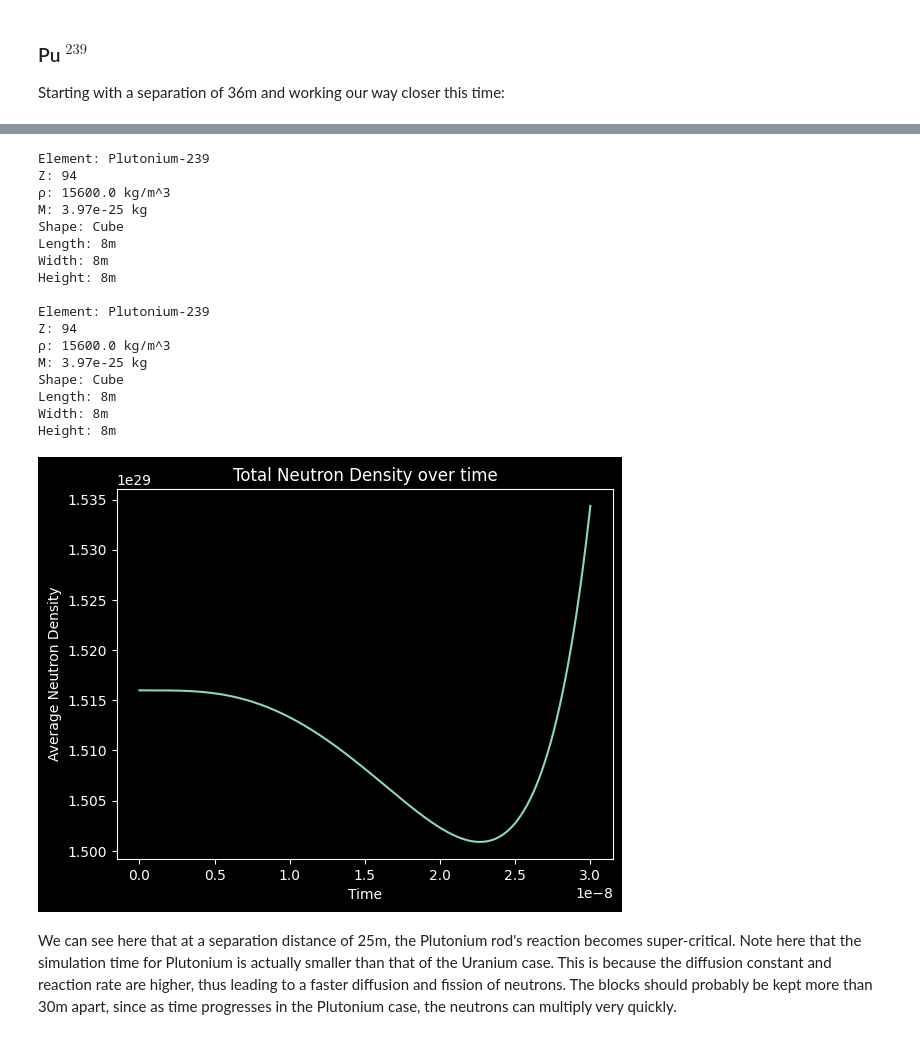
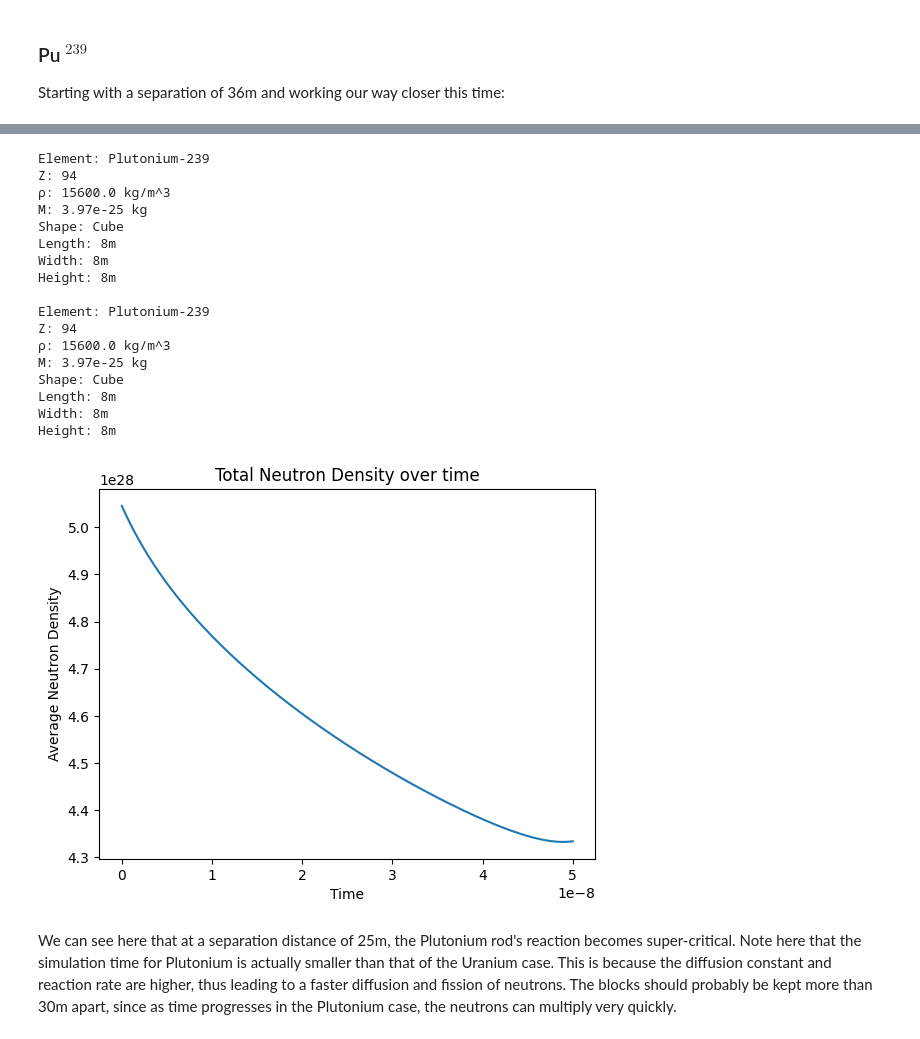
Before and after one commit to epetrimoulx/Neutron-Diffusion, a Jupyter notebook: Stationary/Neutron_Diffusion_Stationary.ipynb, the cells around one changed output, grey strips where cells are left out. Drawn from its saved outputs; the diff is of its cells as text; code cells hidden in the pictures.

```diff
--- a/Stationary/Neutron_Diffusion_Stationary.ipynb
+++ b/Stationary/Neutron_Diffusion_Stationary.ipynb
@@ -55,7 +55,7 @@ The general solution process will be to create an object of type "Material", and
 # %% [markdown]
 We can start by defining constants for the grid size and diffusion. The grid size is limited by RAM, since the simulation area will be a 3D array evolving in time. Right now DIFFUSION_CONST is the value corresponding to U$^{235}$ and is in units of $m^2/s$. The box length is in terms of meters, and the densities along with Avogadro's Number are used to calculate the density of neutrons in 1 cubic meter of fissile material. Additionally, the neutron energy is included so that we can analyze the energy output of the system.
 # %%
-BOX_LENGTH: int = 40 # [m]
+BOX_LENGTH: int = 42 # [m]
 DIFFUSION_CONST: float = 2.34e5 # [1/s]
 NEUTRON_ENERGY: float = 2 # [MeV]
 MeV_to_J: float = 1.6022e-13 # [MeV/J]
@@ -1652,7 +1652,7 @@ time: np.ndarray          = np.linspace(0, t_final, num_timesteps)
 
 # Create Grid
 grid = np.zeros((BOX_LENGTH, BOX_LENGTH, BOX_LENGTH))
-object_separation = 25
+object_separation = 10
 
 # Embed fuel rods into the grid
 grid = place_fuel_rods_in_grid(grid, initial_condition_1, initial_condition_2, object_separation)
@@ -2075,6 +2075,8 @@ As expected, as a separation distance of 28m the reaction no longer occurs. So f
 ### Pu $^{239}$ ###
 
 Starting with a separation of 36m and working our way closer this time:
+# %%
+BOX_LENGTH = 45
 # %%
 # Create Fuel Rod Objects
 fuel_rod_1 = Shape(8, 8, 8, 'Cube', 239, 'Plutonium', 94, PLUTONIUM_DENSITY)
@@ -2090,7 +2092,7 @@ initial_condition_2 = fuel_rod_2.set_initial_conditions()
 # Initialize grid-spacing, timesteps, number of timesteps, total time, and density
 grid_spacing: float = 1 / BOX_LENGTH
 timestep_size: float = (grid_spacing ** 2 / 6 / DIFFUSION_CONST) * 0.25
-t_final: float = 3e-8
+t_final: float = 5e-8
 num_timesteps: int = int(t_final / timestep_size)
 total_density: np.ndarray = np.zeros(num_timesteps)
 time: np.ndarray = np.linspace(0, t_final, num_timesteps)
@@ -2098,7 +2100,7 @@ time: np.ndarray = np.linspace(0, t_final, num_timesteps)
 # Create Grid
 grid = np.zeros((BOX_LENGTH, BOX_LENGTH, BOX_LENGTH))
 boundary_grid = np.full((BOX_LENGTH, BOX_LENGTH, BOX_LENGTH), False)
-object_separation = 26
+object_separation = 31
 
 # Embed fuel rods into the grid
 grid = place_fuel_rods_in_grid(grid, initial_condition_1, initial_condition_2, object_separation)
@@ -2162,7 +2164,7 @@ initial_condition_2 = fuel_rod_2.set_initial_conditions()
 # Initialize grid-spacing, timesteps, number of timesteps, total time, and density
 grid_spacing: float = 1 / BOX_LENGTH
 timestep_size: float = (grid_spacing ** 2 / 6 / DIFFUSION_CONST) * 0.25
-t_final: float = 3e-8
+t_final: float = 5e-8
 num_timesteps: int = int(t_final / timestep_size)
 total_density: np.ndarray = np.zeros(num_timesteps)
 time: np.ndarray = np.linspace(0, t_final, num_timesteps)
@@ -2170,7 +2172,7 @@ time: np.ndarray = np.linspace(0, t_final, num_timesteps)
 # Create Grid
 grid = np.zeros((BOX_LENGTH, BOX_LENGTH, BOX_LENGTH))
 boundary_grid = np.full((BOX_LENGTH, BOX_LENGTH, BOX_LENGTH), False)
-object_separation = 25
+object_separation = 36
 
 # Embed fuel rods into the grid
 grid = place_fuel_rods_in_grid(grid, initial_condition_1, initial_condition_2, object_separation)
@@ -2191,34 +2193,34 @@ if np.isnan(result).any():
     exit()
 
 # Calculate density
 for i in range(0, num_timesteps):
     total_density[i] = np.sum(result[:, :, :, i]) / result.size
 
 plt.figure()
 plt.title(f'Total Neutron Density over time')
 plt.xlabel('Time')
 plt.ylabel('Average Neutron Density')
 plt.plot(time, total_density)
 plt.show()
 # %% [output]
 Element: Plutonium-239
 Z: 94
 ρ: 15600.0 kg/m^3
 M: 3.97e-25 kg
 Shape: Cube
 Length: 8m
 Width: 8m
 Height: 8m
 
 Element: Plutonium-239
 Z: 94
 ρ: 15600.0 kg/m^3
 M: 3.97e-25 kg
 Shape: Cube
 Length: 8m
 Width: 8m
 Height: 8m
-[figure, old version]
+[figure, new version]
 # %% [markdown]
 We can see here that at a separation distance of 25m, the Plutonium rod's reaction becomes super-critical. Note here that the simulation time for Plutonium is actually smaller than that of the Uranium case. This is because the diffusion constant and reaction rate are higher, thus leading to a faster diffusion and fission of neutrons. The blocks should probably be kept more than 30m apart, since as time progresses in the Plutonium case, the neutrons can multiply very quickly.
 # %% [markdown]
```
Also changed, not shown: parts of 33 cells of this notebook, 45 other files.
